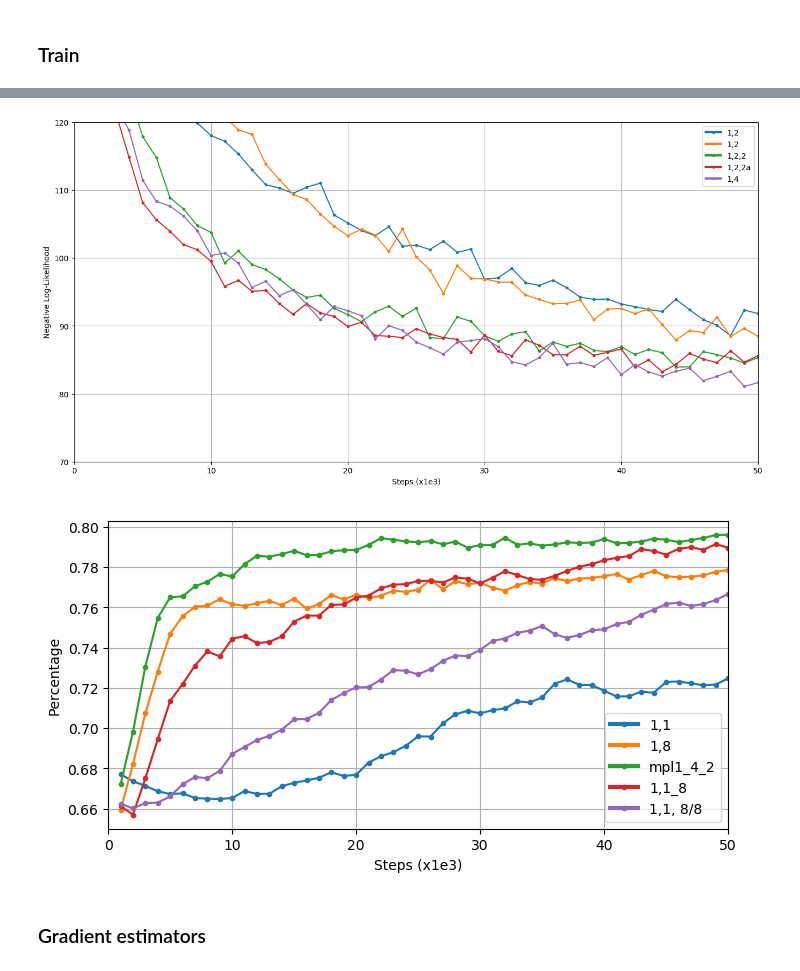
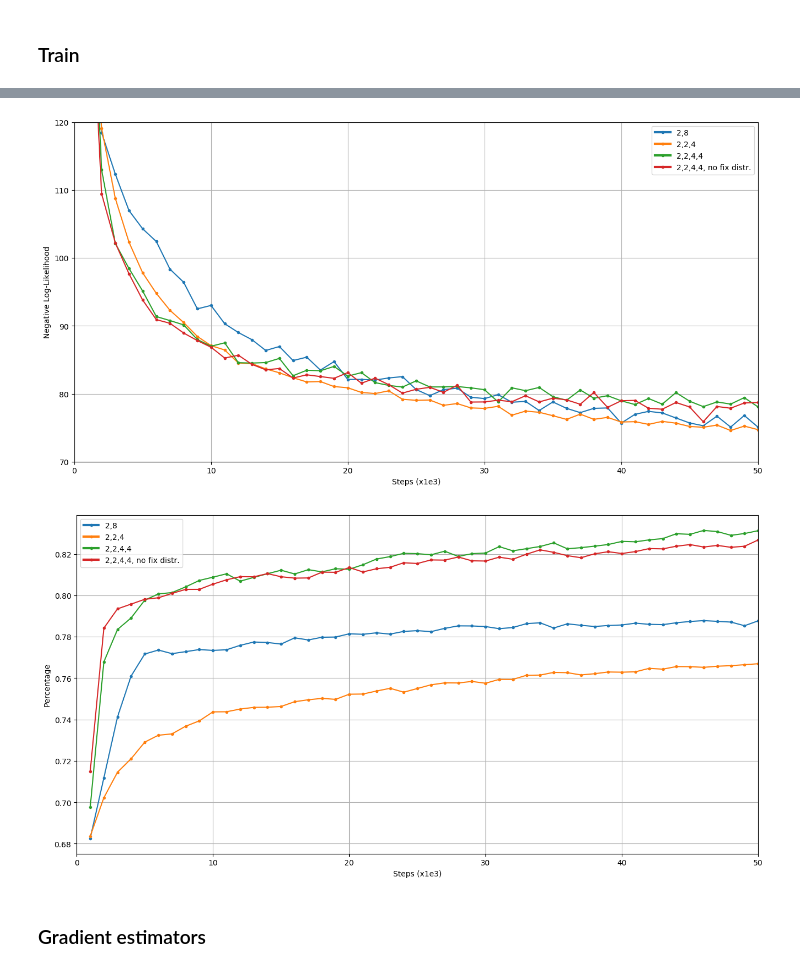
Before and after one commit to ethihsy/cc, a Jupyter notebook: gd_est.ipynb, the cells around one changed output, grey strips where cells are left out. Saved outputs shown, nothing was run; the diff lists cells and outputs as text; code cells hidden in the pictures.

```diff
--- a/gd_est.ipynb
+++ b/gd_est.ipynb
@@ -269,65 +291,54 @@ fig, ax = plt.subplots(1,1, figsize=(16,8))
 plt.xlim(0,50)
 plt.ylim(70,120)
 
-plot_banded_error(mpl2, "1,2")
-plot_banded_error(mpl2_2, "1,2,2") # without svrg
-plot_banded_error(mpl2_2b, "1,2,2b") # without svrg, fix distr
-plot_banded_error(mpl2_2a, "1,2,2a") # svrg
-#plot_banded_error(mpl2_4, "1,2,4") # svrg
-plot_banded_error(mpl4, "1,4")
-#plot_banded_error(mpl8, "1,8")
+# batch/ns/loop/cali ns
 
-#plot_banded_error(mpl1_2_2, "mpl1_2_2")
-#plot_banded_error(mpl1_2_4, "mpl1_2_4")
-#plot_banded_error(mpl1_2_4q, "mpl1_2_4q")
-#plot_banded_error(mpl1_2_8, "mpl1_2_8")
-#plot_banded_error(mpl1_4_2, "mpl1_4_2")
-#plot_banded_error(mpl1_4_4, "mpl1_4_4")
-#plot_banded_error(mpl1_8, "1,1_8")
+plot_banded_error(mpl8, "2,8")
+plot_banded_error(mpl24, "2,2,4") #new data
+#plot_banded_error(mpl16, "2,16")
+#plot_banded_error(mpl32, "2,32")
+#plot_banded_error(mpl224, "2,2,2,4")
+plot_banded_error(mpl244, "2,2,4,4")
+#plot_banded_error(mpl284, "2,2,8,4")
 
-#plot_banded_error(mpl16, "1,16")
+#plot_banded_error(mpl248, "2,2,4,8")
 
-#plot_banded_error(mpltest1, "1,1, 8/1")
-#plot_banded_error(mpltest2, "1,1, 8/2")
-#plot_banded_error(mpltest4, "1,1, 8/4")
-#plot_banded_error(mpltest8, "1,1, 8/8")
+plot_banded_error(mpl244_nofd_, "2,2,4,4, no fix distr.")
 
 fatlegend(ax)
 plt.ylabel("Negative Log-Likelihood")
 plt.xlabel("Steps (x1e3)")
 ax.grid(True)
 plt.show()
-#fig.savefig('loss_ns.png')
+#fig.savefig('ns.png')
 # %% [output]
-[figure, old version]
+[figure, new version]
 # %%
 #saver = tf.train.Saver()
 
 plt.style.use('default')
-fig, ax = plt.subplots(1,1, figsize=(8,4))
+fig, ax = plt.subplots(1,1, figsize=(16,8))
 plt.xlim(0,50)
-#plt.ylim(70,120)
 
-plot_banded_error(mpl1_r, "1,1")
-#plot_banded_error(mpl4_r, "1,4")
-plot_banded_error(mpl8_r, "1,8")
-plot_banded_error(mpltest1_4_2_r, "mpl1_4_2")
-plot_banded_error(mpltest1_8_r, "1,1_8")
-#plot_banded_error(mpl16_r, "1,16")
+# batch/ns/loop/cali ns
 
-#plot_banded_error(mpltest1_r, "1,1, 8/1")
-#plot_banded_error(mpltest2_r, "1,1, 8/2")
-#plot_banded_error(mpltest4_r, "1,1, 8/4")
-plot_banded_error(mpltest8_r, "1,1, 8/8")
+plot_banded_error(mplr8, "2,8")
+plot_banded_error(mplr24, "2,2,4") #new data
+plot_banded_error(mplr244, "2,2,4,4")
+#plot_banded_error(mpl284, "2,2,8,4")
+
+#plot_banded_error(mpl248, "2,2,4,8")
+
+plot_banded_error(mplr244_nofd_, "2,2,4,4, no fix distr.")
 
 fatlegend(ax)
 plt.ylabel("Percentage")
 plt.xlabel("Steps (x1e3)")
 ax.grid(True)
 plt.show()
-#fig.savefig('rand_ns.png')
+#fig.savefig('loss_ns.png')
 # %% [output]
-[figure, old version]
+[figure, new version]
 # %%
 fig, ax = plt.subplots(1,2, figsize=(16,8))
 up = np.concatenate([j for j in [np.reshape(i,[14,28]) for i in result[2]]], 1)
```
Also changed, not shown: parts of 8 cells of this notebook.
